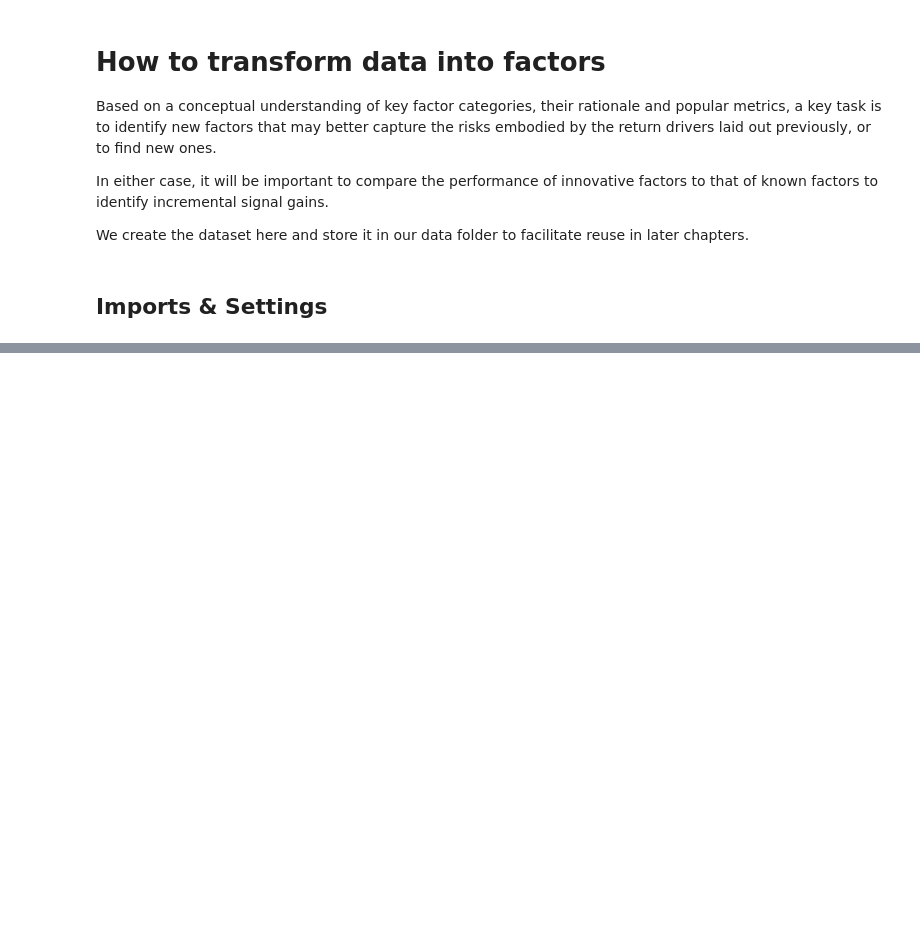
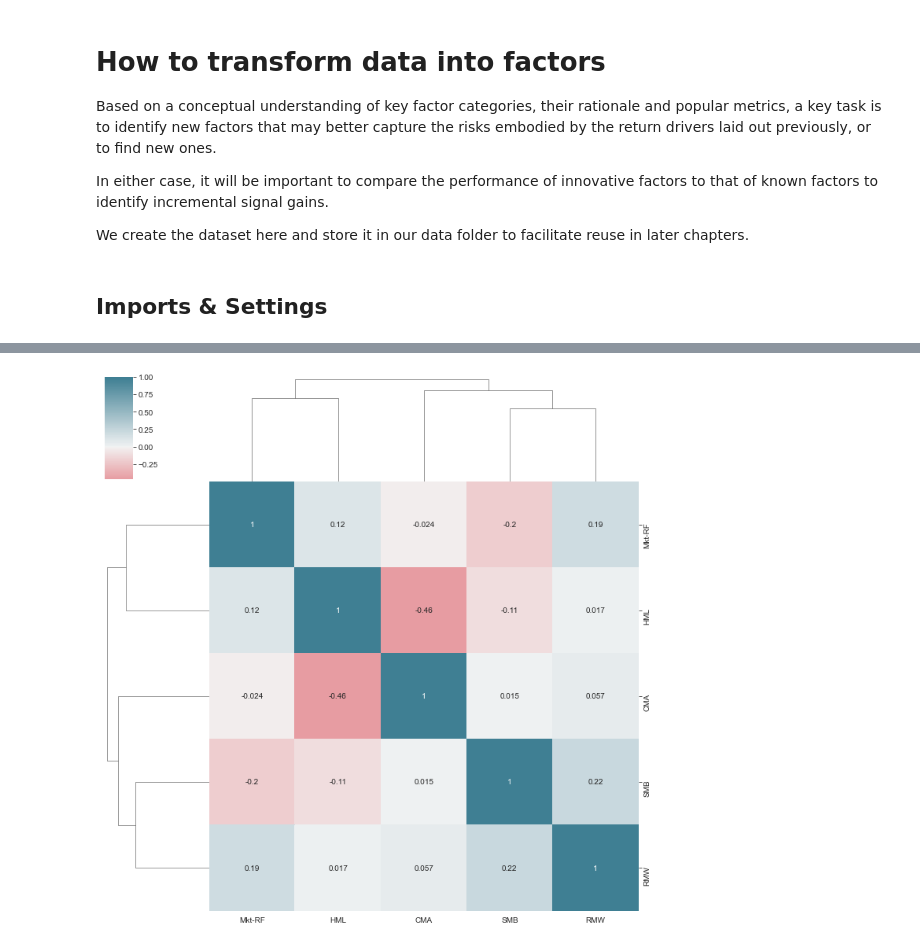
Before and after one commit to PerrySong/ML4T, a Jupyter notebook: 04_financial_feature_engineering/01_feature_engineering.ipynb, the cells around one changed output, grey strips where cells are left out. Saved outputs shown, nothing was run; the diff lists cells and outputs as text; code cells hidden in the pictures; blank space fills up the shorter version.

```diff
--- a/04_financial_feature_engineering/01_feature_engineering.ipynb
+++ b/04_financial_feature_engineering/01_feature_engineering.ipynb
@@ -30,0 +240,7 @@ idx = pd.IndexSlice
+# %%
+factors = ['Mkt-RF', 'SMB', 'HML', 'RMW', 'CMA']
+factor_data = web.DataReader('F-F_Research_Data_5_Factors_2x3', 'famafrench', start='2000')[0].drop('RF', axis=1)
+factor_data.index = factor_data.index.to_timestamp()
+factor_data = factor_data.resample('M').last().div(100)
+factor_data.index.name = 'date'
+factor_data.info()
@@ -30,0 +261,3 @@ idx = pd.IndexSlice
+# %%
+factor_data = factor_data.join(data['return_1m']).sort_index()
+factor_data.info()
@@ -30,0 +278,6 @@ idx = pd.IndexSlice
+# %%
+
+T = 24
+betas = (factor_data
+         .groupby(level='ticker', group_keys=False)
+         .apply(lambda x: PandasRollingOLS(window=min(T, x.shape[0]-1), y=x.return_1m, x=x.drop('return_1m', axis=1)).beta))
@@ -30,0 +296,5 @@ idx = pd.IndexSlice
+# %%
+cmap = sns.diverging_palette(10, 220, as_cmap=True)
+sns.clustermap(betas.corr(), annot=True, cmap=cmap, center=0);
+# %% [output]
+[figure, added]
```
Also changed, not shown: parts of 57 cells of this notebook, 7 other files.
